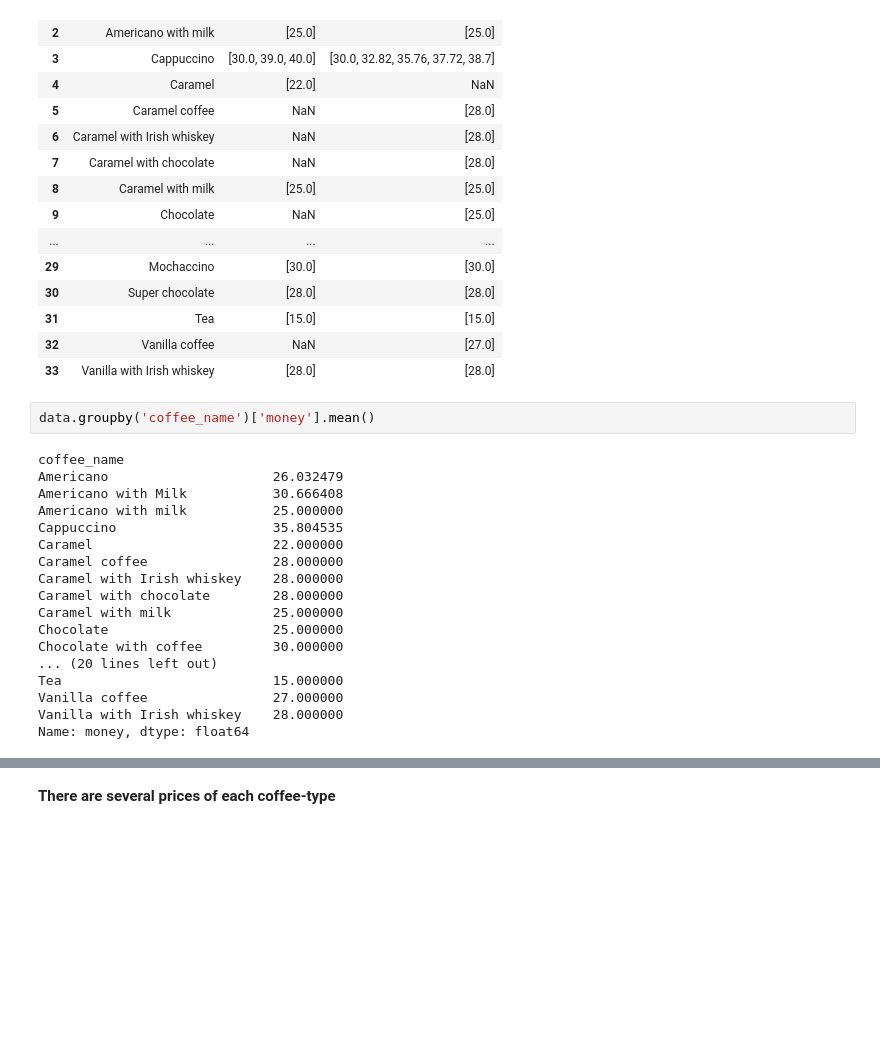
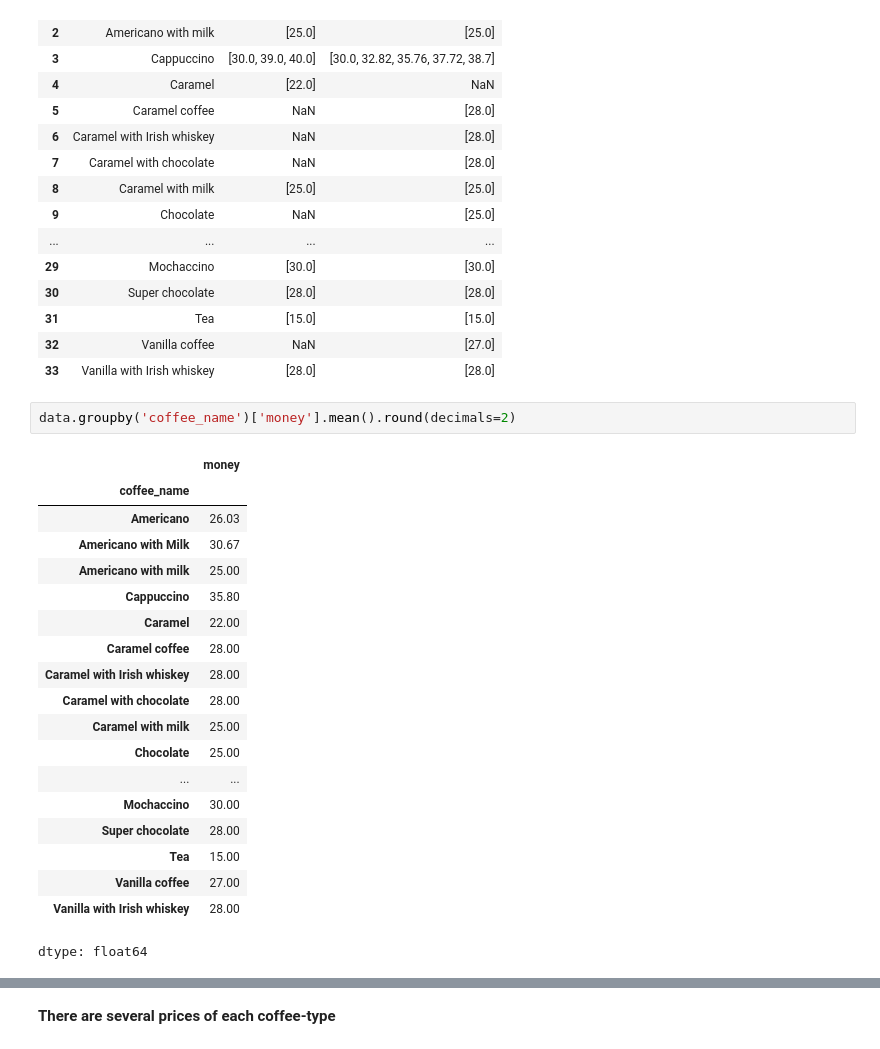
Before and after one commit to Imadittyaa/coffee-sales, a Jupyter notebook: coffee_sales.ipynb, the cells around one changed output, grey strips where cells are left out. Drawn from its saved outputs; the diff is of its cells as text; blank space fills up the shorter version.

```diff
--- a/coffee_sales.ipynb
+++ b/coffee_sales.ipynb
@@ -176,24 +178,26 @@ new_data
 | 32 | Vanilla coffee | NaN | [27.0] |
 | 33 | Vanilla with Irish whiskey | [28.0] | [28.0] |
 # %%
-data.groupby('coffee_name')['money'].mean()
+data.groupby('coffee_name')['money'].mean().round(decimals=2)
 # %% [output]
+|  | money |
+| coffee_name |  |
+| Americano | 26.03 |
+| Americano with Milk | 30.67 |
+| Americano with milk | 25.00 |
+| Cappuccino | 35.80 |
+| Caramel | 22.00 |
+| Caramel coffee | 28.00 |
+| Caramel with Irish whiskey | 28.00 |
+| Caramel with chocolate | 28.00 |
+| Caramel with milk | 25.00 |
+| Chocolate | 25.00 |
+| ... | ... |
+| Mochaccino | 30.00 |
+| Super chocolate | 28.00 |
+| Tea | 15.00 |
+| Vanilla coffee | 27.00 |
+| Vanilla with Irish whiskey | 28.00 |
-coffee_name
-Americano                     26.032479
-Americano with Milk           30.666408
-Americano with milk           25.000000
-Cappuccino                    35.804535
-Caramel                       22.000000
-Caramel coffee                28.000000
-Caramel with Irish whiskey    28.000000
-Caramel with chocolate        28.000000
-Caramel with milk             25.000000
-Chocolate                     25.000000
-Chocolate with coffee         30.000000
-... (20 lines left out)
-Tea                           15.000000
-Vanilla coffee                27.000000
-Vanilla with Irish whiskey    28.000000
-Name: money, dtype: float64
+dtype: float64
 # %%
 plt.figure(figsize=(5,5))
```
Also changed, not shown: parts of 4 cells of this notebook.
